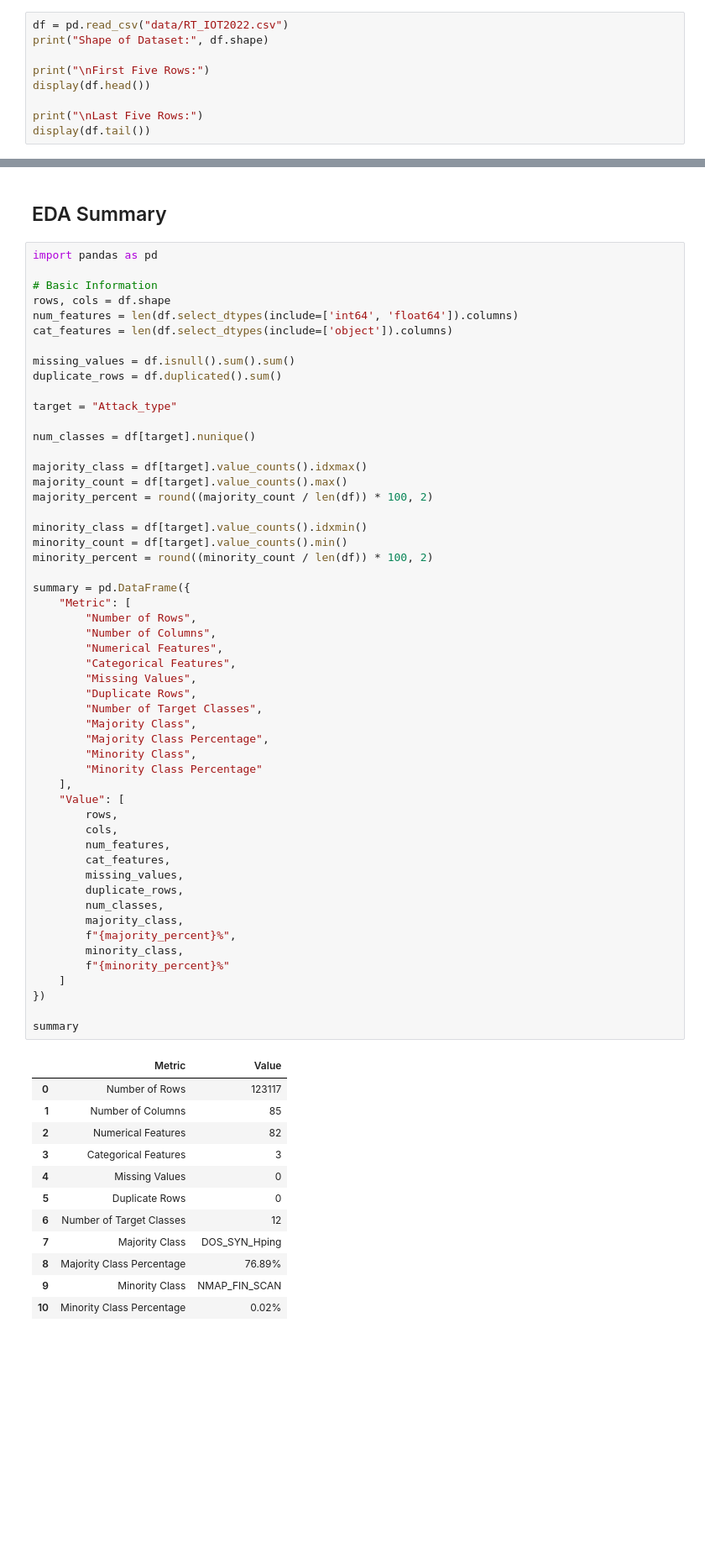
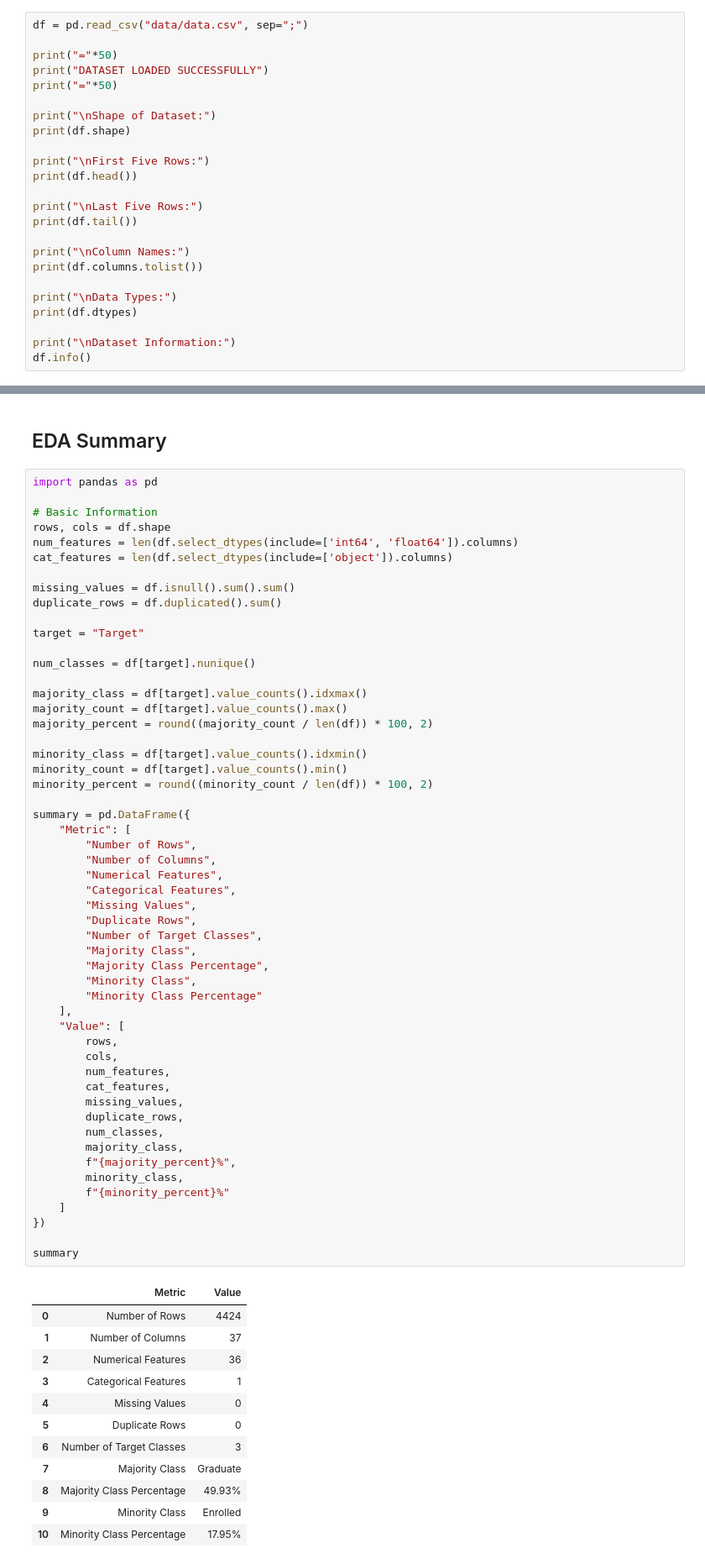
Before and after one commit to sravivarman/ml_assignment_2_2025da04030, a Jupyter notebook: EDA.ipynb, the cells around one changed output, grey strips where cells are left out. Shown at 84% size. Cells and saved outputs as stored; diff of their text form; blank space fills up the shorter version.

```diff
--- a/EDA.ipynb
+++ b/EDA.ipynb
@@ -22,12 +22,27 @@ warnings.filterwarnings("ignore")
 # %% [markdown]
 ### Step 2: Load the Dataset
 # %%
-df = pd.read_csv("data/RT_IOT2022.csv")
-print("Shape of Dataset:", df.shape)
+df = pd.read_csv("data/data.csv", sep=";")
+
+print("="*50)
+print("DATASET LOADED SUCCESSFULLY")
+print("="*50)
+
+print("\nShape of Dataset:")
+print(df.shape)
 
 print("\nFirst Five Rows:")
-display(df.head())
+print(df.head())
 
 print("\nLast Five Rows:")
-display(df.tail())
+print(df.tail())
+
+print("\nColumn Names:")
+print(df.columns.tolist())
+
+print("\nData Types:")
+print(df.dtypes)
+
+print("\nDataset Information:")
+df.info()
 # %% [output]
@@ -361,7 +161,7 @@ cat_features = len(df.select_dtypes(include=['object']).columns)
 missing_values = df.isnull().sum().sum()
 duplicate_rows = df.duplicated().sum()
 
-target = "Attack_type"
+target = "Target"
 
 num_classes = df[target].nunique()
 
@@ -378,41 +178,41 @@ summary = pd.DataFrame({
         "Number of Rows",
         "Number of Columns",
         "Numerical Features",
         "Categorical Features",
         "Missing Values",
         "Duplicate Rows",
         "Number of Target Classes",
         "Majority Class",
         "Majority Class Percentage",
         "Minority Class",
         "Minority Class Percentage"
     ],
     "Value": [
         rows,
         cols,
         num_features,
         cat_features,
         missing_values,
         duplicate_rows,
         num_classes,
         majority_class,
         f"{majority_percent}%",
         minority_class,
         f"{minority_percent}%"
     ]
 })
 
 summary
 # %% [output]
 |  | Metric | Value |
-| 0 | Number of Rows | 123117 |
-| 1 | Number of Columns | 85 |
-| 2 | Numerical Features | 82 |
-| 3 | Categorical Features | 3 |
+| 0 | Number of Rows | 4424 |
+| 1 | Number of Columns | 37 |
+| 2 | Numerical Features | 36 |
+| 3 | Categorical Features | 1 |
 | 4 | Missing Values | 0 |
 | 5 | Duplicate Rows | 0 |
-| 6 | Number of Target Classes | 12 |
-| 7 | Majority Class | DOS_SYN_Hping |
-| 8 | Majority Class Percentage | 76.89% |
-| 9 | Minority Class | NMAP_FIN_SCAN |
-| 10 | Minority Class Percentage | 0.02% |
+| 6 | Number of Target Classes | 3 |
+| 7 | Majority Class | Graduate |
+| 8 | Majority Class Percentage | 49.93% |
+| 9 | Minority Class | Enrolled |
+| 10 | Minority Class Percentage | 17.95% |
```
Also changed, not shown: parts of 21 cells of this notebook, 3 other files.
